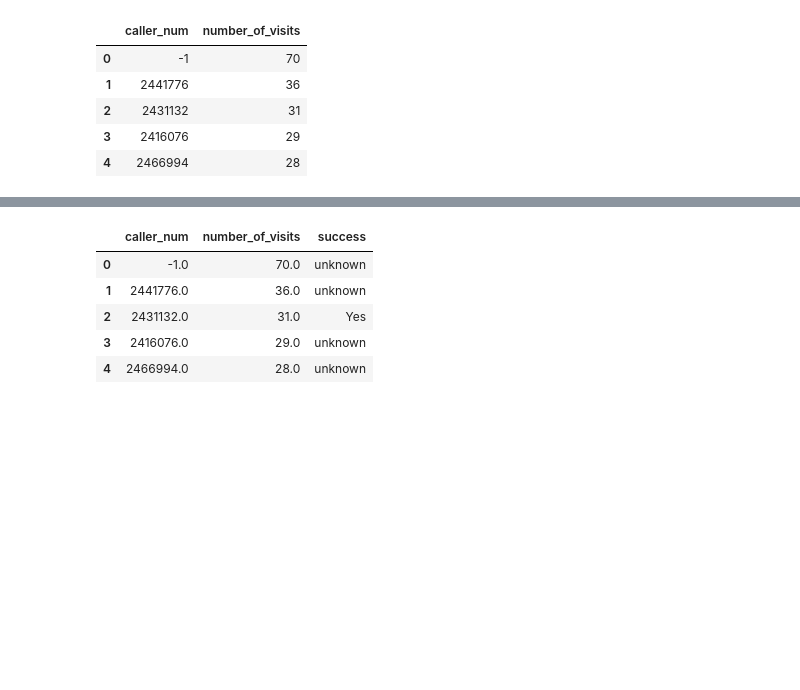
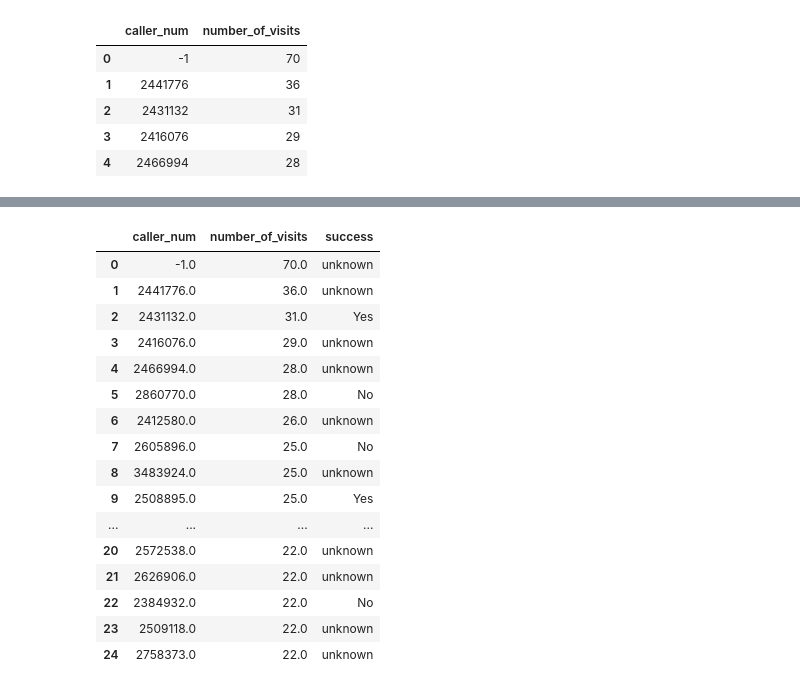
Before and after one commit to bsfcs/smile-on-spiderman, a Jupyter notebook: notebooks/smile-on-eda.ipynb, the cells around one changed output, grey strips where cells are left out. Cells and saved outputs as stored; diff of their text form; code cells hidden in the pictures; blank space fills up the shorter version.

```diff
--- a/notebooks/smile-on-eda.ipynb
+++ b/notebooks/smile-on-eda.ipynb
@@ -201,18 +236,29 @@ patients.head()
 # %%
 for ind, row in smile_eda.iterrows():
     if row['treatment_plan_completed?'] == 'Yes':
         patients.loc[ind, 'success'] = 'Yes'
     elif row['treatment_plan_completed?'] == 'No':
         patients.loc[ind, 'success'] ='No'
     else:
         patients.loc[ind, 'success'] ='unknown'
-patients.head()
+patients.head(25)
 # %% [output]
 |  | caller_num | number_of_visits | success |
 | 0 | -1.0 | 70.0 | unknown |
 | 1 | 2441776.0 | 36.0 | unknown |
 | 2 | 2431132.0 | 31.0 | Yes |
 | 3 | 2416076.0 | 29.0 | unknown |
 | 4 | 2466994.0 | 28.0 | unknown |
+| 5 | 2860770.0 | 28.0 | No |
+| 6 | 2412580.0 | 26.0 | unknown |
+| 7 | 2605896.0 | 25.0 | No |
+| 8 | 3483924.0 | 25.0 | unknown |
+| 9 | 2508895.0 | 25.0 | Yes |
+| ... | ... | ... | ... |
+| 20 | 2572538.0 | 22.0 | unknown |
+| 21 | 2626906.0 | 22.0 | unknown |
+| 22 | 2384932.0 | 22.0 | No |
+| 23 | 2509118.0 | 22.0 | unknown |
+| 24 | 2758373.0 | 22.0 | unknown |
 # %%
 #add treatment facility next
```
Also changed, not shown: parts of 3 cells of this notebook, 3 other files.
